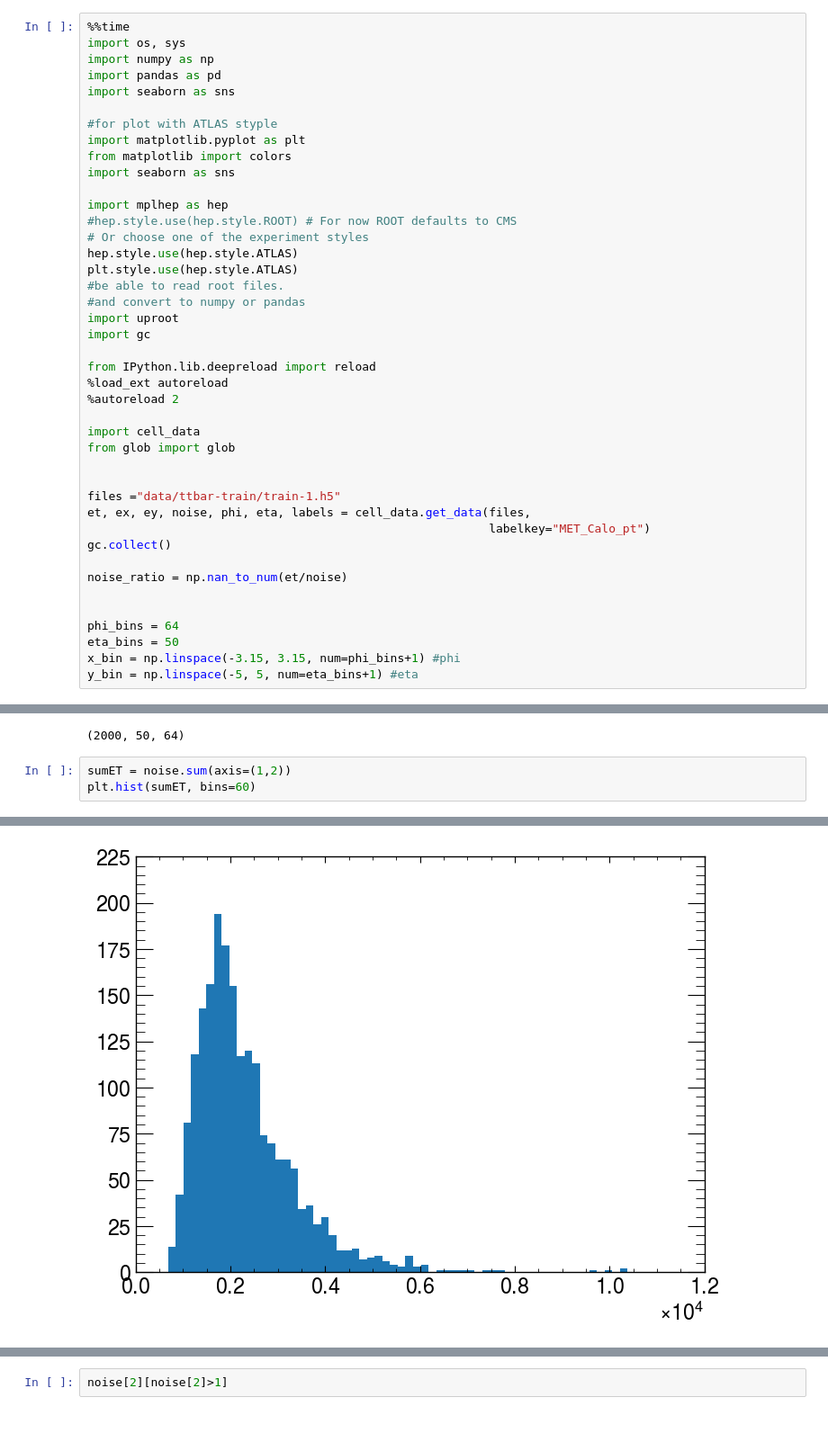
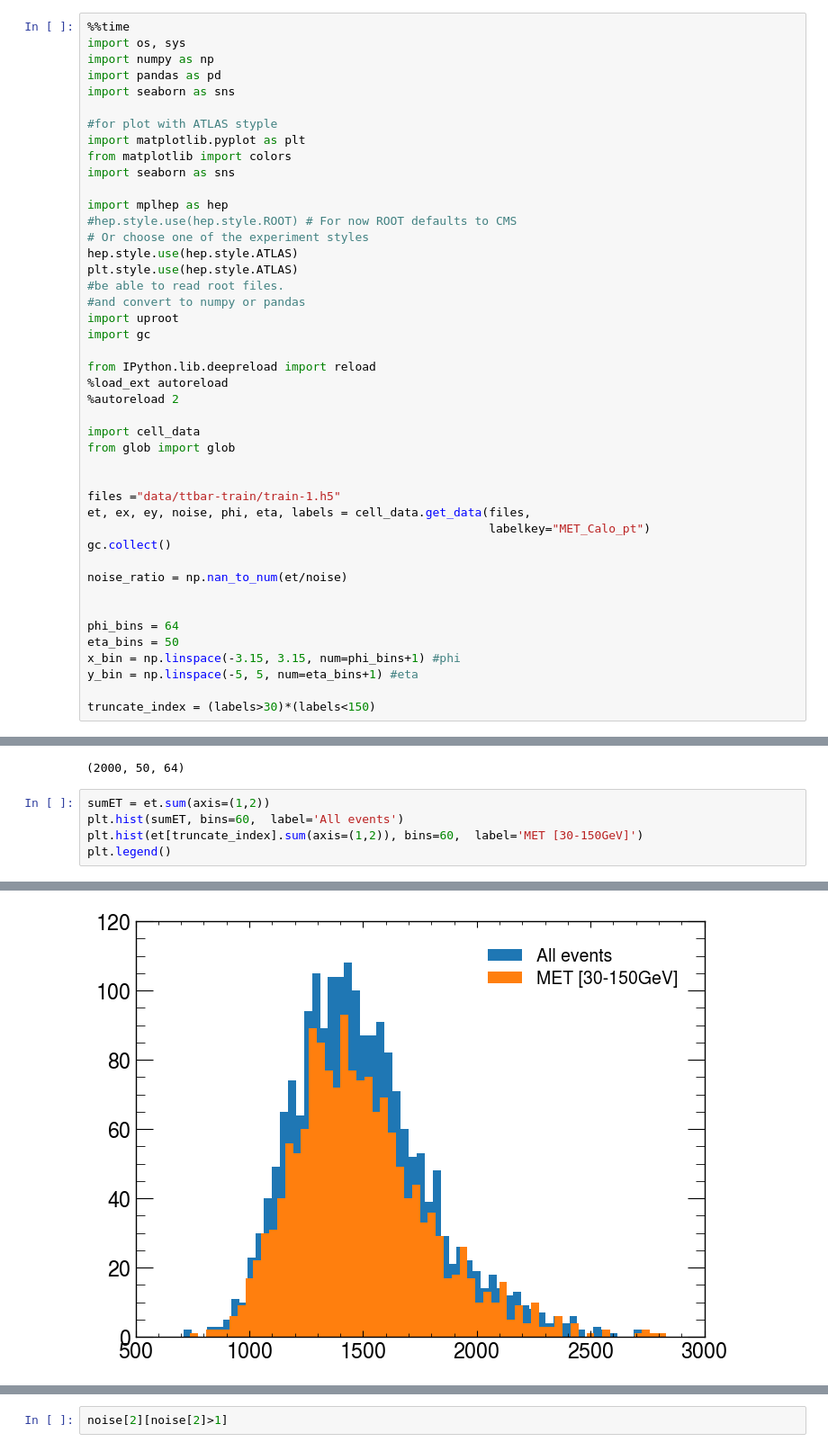
Before and after one commit to ablet-imin/ml-met-trigger, a Jupyter notebook: cell_image.ipynb, the cells around one changed output, grey strips where cells are left out. Shown at 90% size. Cells and saved outputs as stored; diff of their text form; blank space fills up the shorter version.

```diff
--- a/cell_image.ipynb
+++ b/cell_image.ipynb
@@ -40,6 +40,8 @@ phi_bins = 64
 eta_bins = 50
 x_bin = np.linspace(-3.15, 3.15, num=phi_bins+1) #phi
 y_bin = np.linspace(-5, 5, num=eta_bins+1) #eta
+
+truncate_index = (labels>30)*(labels<150)
 # %% [output]
 The autoreload extension is already loaded. To reload it, use:
   %reload_ext autoreload
@@ -50,6 +52,8 @@ phi.shape
 # %% [output]
 (2000, 50, 64)
 # %%
-sumET = noise.sum(axis=(1,2))
-plt.hist(sumET, bins=60)
+sumET = et.sum(axis=(1,2))
+plt.hist(sumET, bins=60,  label='All events')
+plt.hist(et[truncate_index].sum(axis=(1,2)), bins=60,  label='MET [30-150GeV]')
+plt.legend()
 # %% [output]
@@ -73,4 +61,4 @@ plt.hist(sumET, bins=60)
-[figure, old version]
+[figure, new version]
 # %%
 def get_img(data):
     data[data==0]=np.NaN
```
Also changed, not shown: parts of 8 cells of this notebook, 16 other files.
